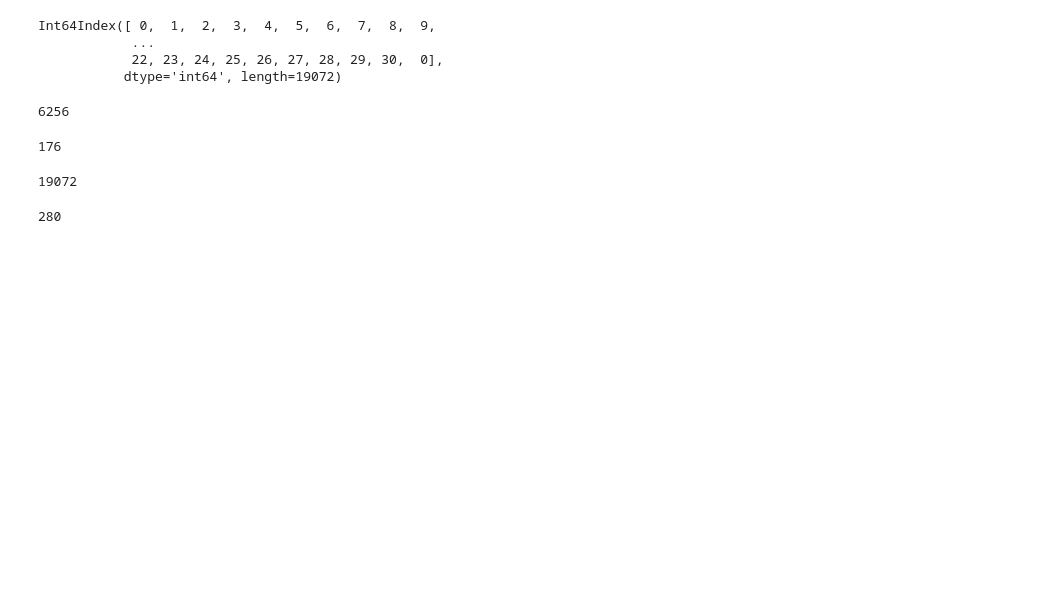
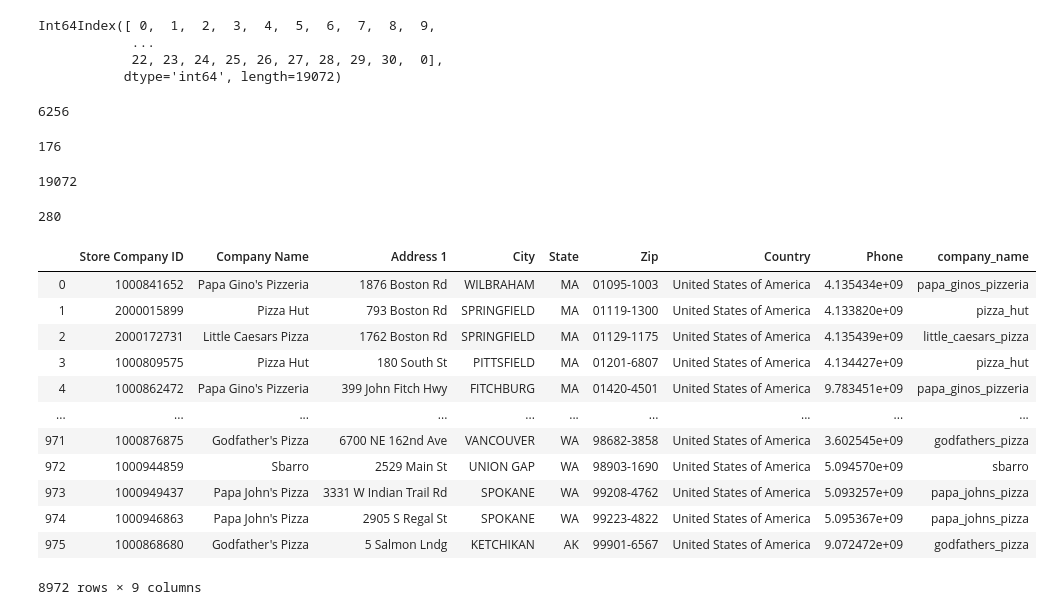
Before and after one commit to spencerqbrown/clean, a Jupyter notebook: work_clean.ipynb, the cells around one changed output. Drawn from its saved outputs; the diff is of its cells as text; code cells hidden in the pictures; blank space fills up the shorter version.

Commit message:
finished closed locations and additonal companies, got evaluations for closed locations for finding large review counts

```diff
--- a/work_clean.ipynb
+++ b/work_clean.ipynb
@@ -840,3 +840,25 @@ output_path = "C:\\Users\\Spencer\\Desktop\\clean\\closed_2012.csv"
 sheet_name = "2012CLOSED"
 
 extract_year_sheet(source_file=source_file, output_path=output_path, sheet_name=sheet_name)
+# %%
+base = pd.read_csv("C:\\Users\\Spencer\\Desktop\\clean\\closed_2019.csv")
+years = ["2018", "2017", "2016", "2015", "2014", "2013", "2012"]
+for year in years:
+    df = pd.read_csv("C:\\Users\\Spencer\\Desktop\\clean\\closed_" + year + ".csv")
+    base = base.append(df)
+# %%
+base
+# %% [output]
+|  | Store Company ID | Company Name | Address 1 | City | State | Zip | Country | Phone | company_name |
+| 0 | 1000841652 | Papa Gino's Pizzeria | 1876 Boston Rd | WILBRAHAM | MA | 01095-1003 | United States of America | 4.135434e+09 | papa_ginos_pizzeria |
+| 1 | 2000015899 | Pizza Hut | 793 Boston Rd | SPRINGFIELD | MA | 01119-1300 | United States of America | 4.133820e+09 | pizza_hut |
+| 2 | 2000172731 | Little Caesars Pizza | 1762 Boston Rd | SPRINGFIELD | MA | 01129-1175 | United States of America | 4.135439e+09 | little_caesars_pizza |
+| 3 | 1000809575 | Pizza Hut | 180 South St | PITTSFIELD | MA | 01201-6807 | United States of America | 4.134427e+09 | pizza_hut |
+| 4 | 1000862472 | Papa Gino's Pizzeria | 399 John Fitch Hwy | FITCHBURG | MA | 01420-4501 | United States of America | 9.783451e+09 | papa_ginos_pizzeria |
+| ... | ... | ... | ... | ... | ... | ... | ... | ... | ... |
+| 971 | 1000876875 | Godfather's Pizza | 6700 NE 162nd Ave | VANCOUVER | WA | 98682-3858 | United States of America | 3.602545e+09 | godfathers_pizza |
+| 972 | 1000944859 | Sbarro | 2529 Main St | UNION GAP | WA | 98903-1690 | United States of America | 5.094570e+09 | sbarro |
+| 973 | 1000949437 | Papa John's Pizza | 3331 W Indian Trail Rd | SPOKANE | WA | 99208-4762 | United States of America | 5.093257e+09 | papa_johns_pizza |
+| 974 | 1000946863 | Papa John's Pizza | 2905 S Regal St | SPOKANE | WA | 99223-4822 | United States of America | 5.095367e+09 | papa_johns_pizza |
+| 975 | 1000868680 | Godfather's Pizza | 5 Salmon Lndg | KETCHIKAN | AK | 99901-6567 | United States of America | 9.072472e+09 | godfathers_pizza |
+8972 rows × 9 columns
```
Also changed, not shown: parts of 50 cells of this notebook, 7 other files.
